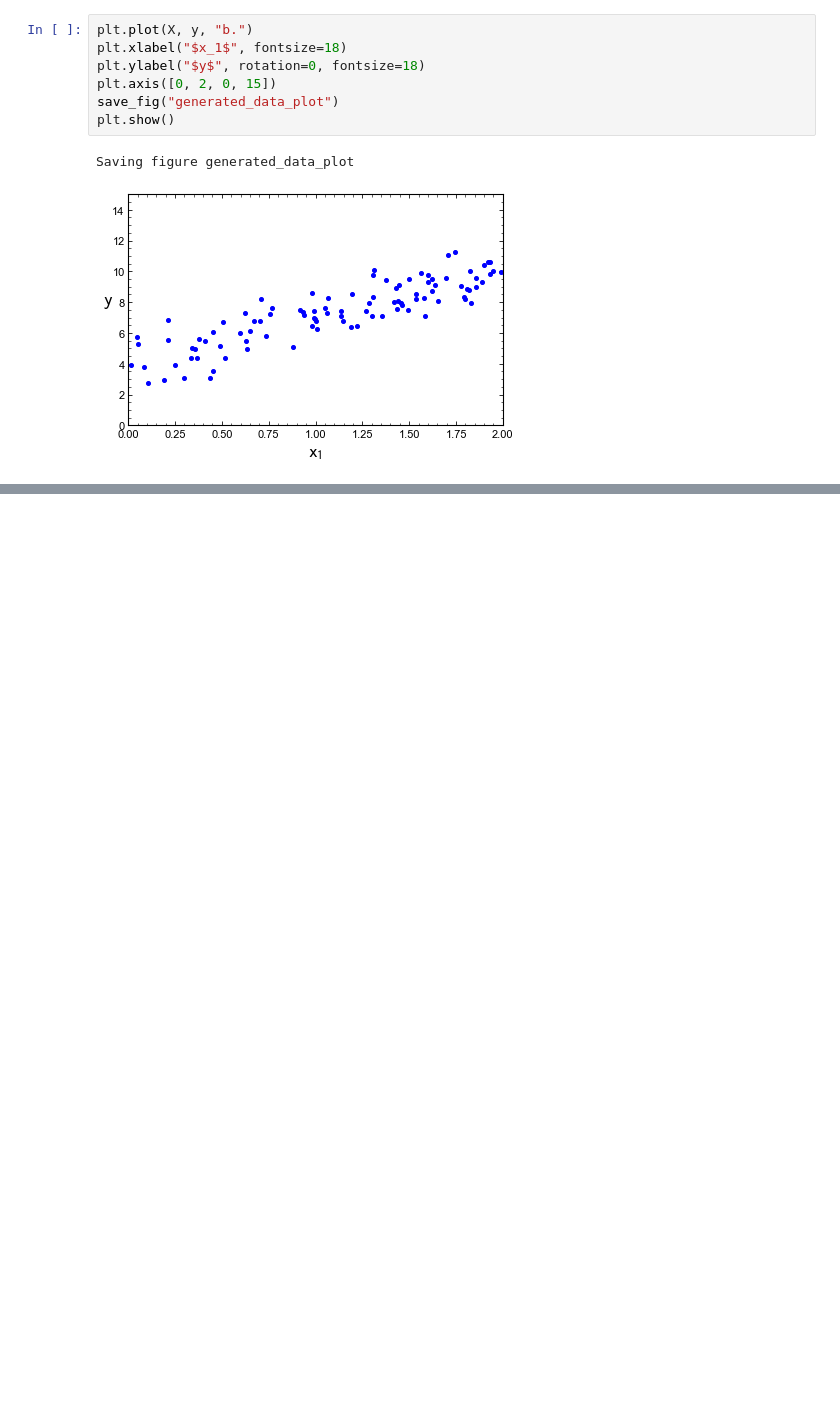
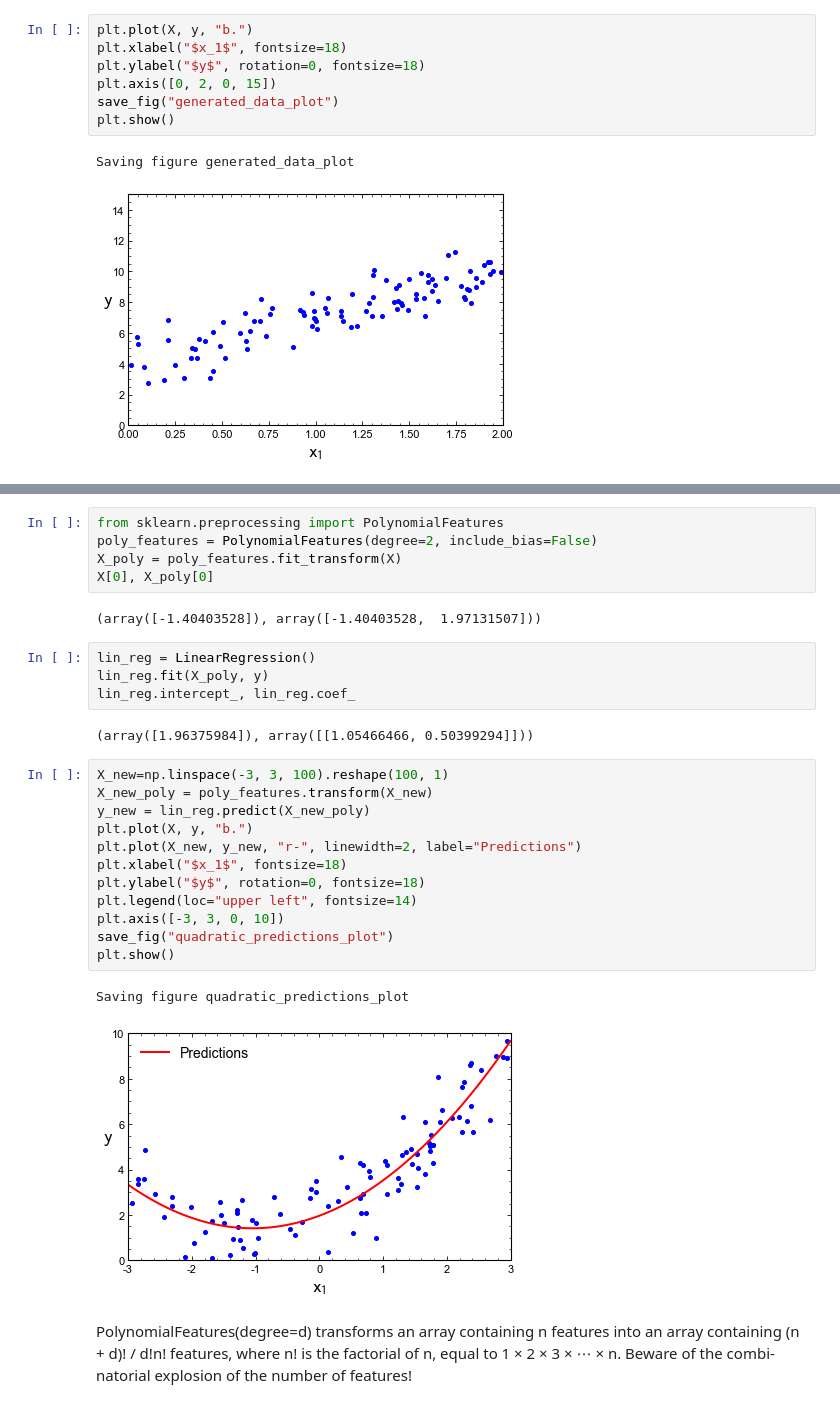
Before and after one commit to glukicov/ML_GPU, a Jupyter notebook: JupyterNB/Training.ipynb, the cells around one changed output, grey strips where cells are left out. Saved outputs shown, nothing was run; the diff lists cells and outputs as text; blank space fills up the shorter version.

```diff
--- a/JupyterNB/Training.ipynb
+++ b/JupyterNB/Training.ipynb
@@ -63,0 +168,30 @@ array([[1.        , 1.85923219],
+# %%
+from sklearn.preprocessing import PolynomialFeatures
+poly_features = PolynomialFeatures(degree=2, include_bias=False)
+X_poly = poly_features.fit_transform(X)
+X[0], X_poly[0]
+# %% [output]
+(array([-1.40403528]), array([-1.40403528,  1.97131507]))
+# %%
+lin_reg = LinearRegression()
+lin_reg.fit(X_poly, y)
+lin_reg.intercept_, lin_reg.coef_
+# %% [output]
+(array([1.96375984]), array([[1.05466466, 0.50399294]]))
+# %%
+X_new=np.linspace(-3, 3, 100).reshape(100, 1)
+X_new_poly = poly_features.transform(X_new)
+y_new = lin_reg.predict(X_new_poly)
+plt.plot(X, y, "b.")
+plt.plot(X_new, y_new, "r-", linewidth=2, label="Predictions")
+plt.xlabel("$x_1$", fontsize=18)
+plt.ylabel("$y$", rotation=0, fontsize=18)
+plt.legend(loc="upper left", fontsize=14)
+plt.axis([-3, 3, 0, 10])
+save_fig("quadratic_predictions_plot")
+plt.show()
+# %% [output]
+Saving figure quadratic_predictions_plot
+[figure, added]
+# %% [markdown]
+PolynomialFeatures(degree=d) transforms an array containing n features into an array containing (n + d)! / d!n! features, where n! is the factorial of n, equal to 1 × 2 × 3 × ⋯ × n. Beware of the combi‐ natorial explosion of the number of features!
```
Also changed, not shown: parts of 24 cells of this notebook.
